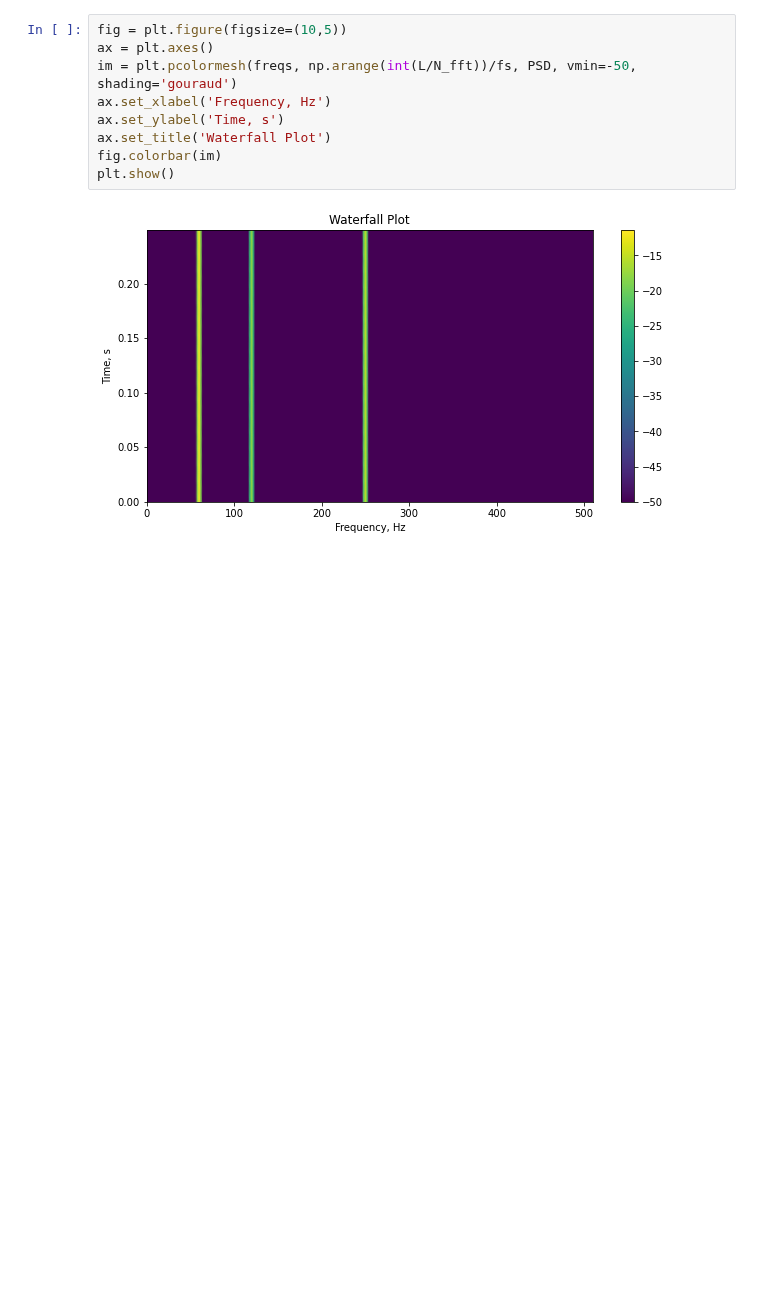
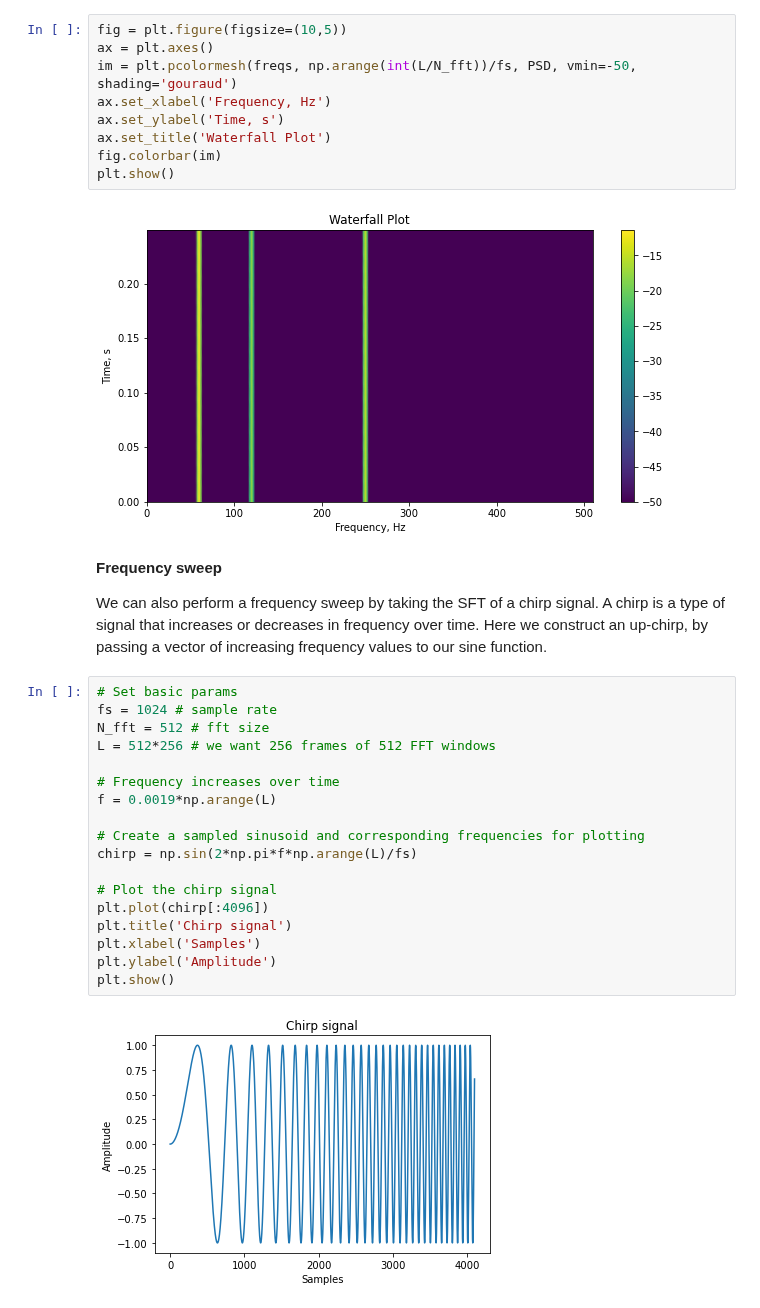
Before and after one commit to strath-sdr/dsp_notebooks, a Jupyter notebook: notebooks/frequency_spectrum/01_spectrum_analysis.ipynb, the cells around one changed output. Cells and saved outputs as stored; diff of their text form; blank space fills up the shorter version.

Commit message:
Added chirp and minor corrections to spectrum notebook

```diff
--- a/notebooks/frequency_spectrum/01_spectrum_analysis.ipynb
+++ b/notebooks/frequency_spectrum/01_spectrum_analysis.ipynb
@@ -457,3 +459,27 @@ fig.colorbar(im)
 plt.show()
 # %% [output]
 [figure]
+# %% [markdown]
+**Frequency sweep**
+
+We can also perform a frequency sweep by taking the SFT of a chirp signal. A chirp is a type of signal that increases or decreases in frequency over time. Here we construct an up-chirp, by passing a vector of increasing frequency values to our sine function.
+# %%
+# Set basic params
+fs = 1024 # sample rate
+N_fft = 512 # fft size
+L = 512*256 # we want 256 frames of 512 FFT windows
+
+# Frequency increases over time
+f = 0.0019*np.arange(L)
+
+# Create a sampled sinusoid and corresponding frequencies for plotting
+chirp = np.sin(2*np.pi*f*np.arange(L)/fs)
+
+# Plot the chirp signal
+plt.plot(chirp[:4096])
+plt.title('Chirp signal')
+plt.xlabel('Samples')
+plt.ylabel('Amplitude')
+plt.show()
+# %% [output]
+[figure, added]
```
Also changed, not shown: parts of 16 cells of this notebook.
